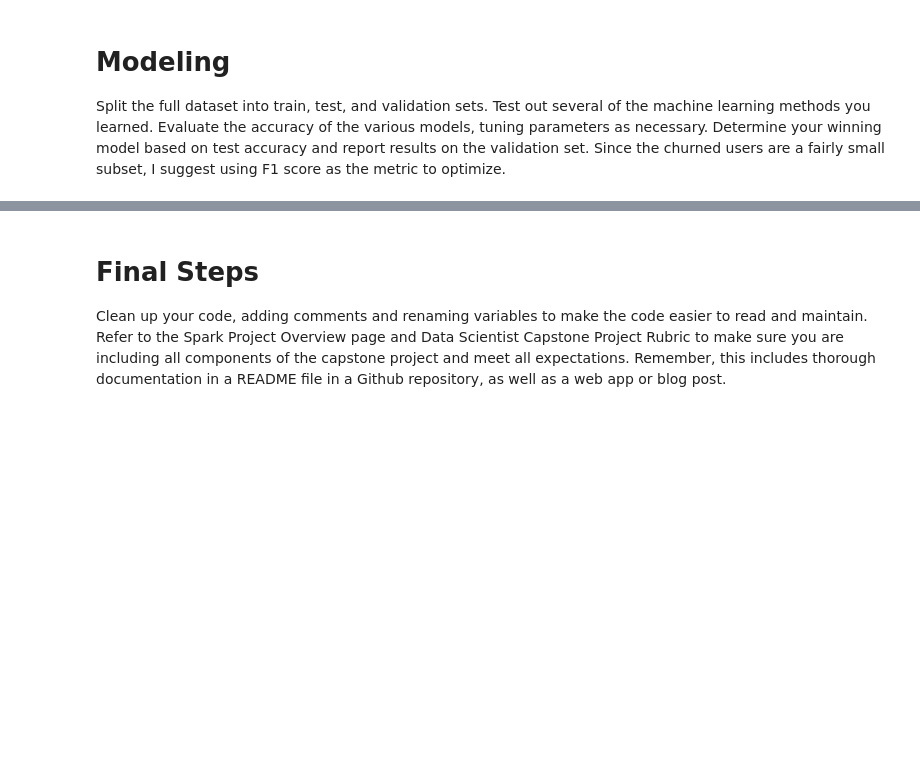
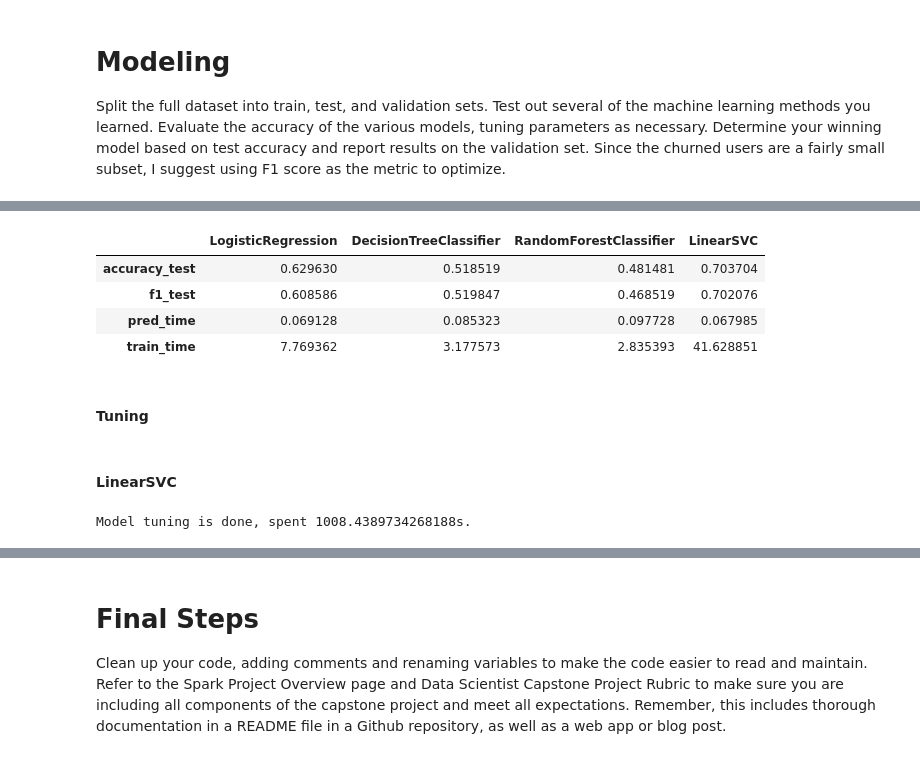
Before and after one commit to belmino15/Sparkify, a Jupyter notebook: Sparkify.ipynb, the cells around one changed output, grey strips where cells are left out. Drawn from its saved outputs; the diff is of its cells as text; code cells hidden in the pictures; blank space fills up the shorter version.

```diff
--- a/Sparkify.ipynb
+++ b/Sparkify.ipynb
@@ -490,0 +708,43 @@ Split the full dataset into train, test, and validation sets. Test out several o
+# %%
+# Initialize four models
+clf_LR = LogisticRegression(maxIter=50)
+clf_DT = DecisionTreeClassifier(seed=7)
+clf_RF = RandomForestClassifier(seed=7)
+clf_SVM = LinearSVC()
+# %%
+evaluator= MulticlassClassificationEvaluator(predictionCol="prediction")
+# %%
+import time
+import pandas as pd
+
+# collect results on the learners
+all_results = {}
+for clf in [clf_LR, clf_DT, clf_RF, clf_SVM]:
+    model_results = {}
+    # get the classifier name
+    clf_name = clf.__class__.__name__
+
+
+    # fit the dataset
+    print(f'{clf_name} is training...')
+    start = time.time()
+    model = clf.fit(train)
+    end = time.time()
+    model_results['train_time'] = round(end-start,6)
+
+    # predict
+    print(f'{clf_name} is predicting...')
+    start = time.time()
+    pred_test = model.transform(test)
+    end = time.time()
+    model_results['pred_time'] = round(end-start,6)
+
+    #metrics
+    print(f'{clf_name} is evaluating...')
+    model_results['accuracy_test'] = evaluator.evaluate(pred_test.select('label','prediction'),{evaluator.metricName: "accuracy"})
+    model_results['f1_test'] = evaluator.evaluate(pred_test.select('label','prediction'),{evaluator.metricName: 'f1'})
+    print('Test F1-score: ',model_results['f1_test'])
+    all_results[clf_name] = model_results
+
+all_results_df = pd.DataFrame(all_results)
+all_results_df.to_csv('baseline.csv')
@@ -490,0 +768,12 @@ Split the full dataset into train, test, and validation sets. Test out several o
+# %%
+all_results_df
+# %% [output]
+|  | LogisticRegression | DecisionTreeClassifier | RandomForestClassifier | LinearSVC |
+| accuracy_test | 0.629630 | 0.518519 | 0.481481 | 0.703704 |
+| f1_test | 0.608586 | 0.519847 | 0.468519 | 0.702076 |
+| pred_time | 0.069128 | 0.085323 | 0.097728 | 0.067985 |
+| train_time | 7.769362 | 3.177573 | 2.835393 | 41.628851 |
+# %% [markdown]
+#### Tuning
+# %% [markdown]
+#### LinearSVC
@@ -490,0 +789,7 @@ Split the full dataset into train, test, and validation sets. Test out several o
+# %%
+start = time.time()
+cvModel_SVM = crossval.fit(train)
+end = time.time()
+print(f'Model tuning is done, spent {end-start}s.')
+# %% [output]
+Model tuning is done, spent 1008.4389734268188s.
```
Also changed, not shown: parts of 99 cells of this notebook, 1 other file.
